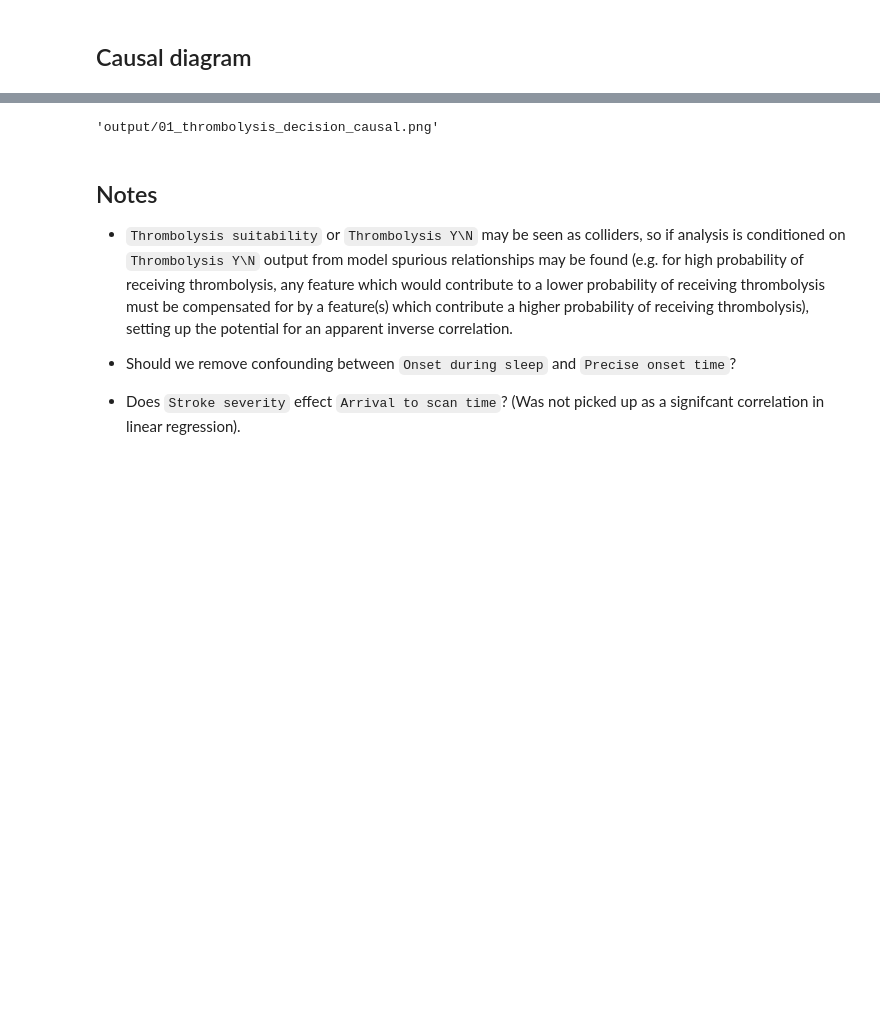
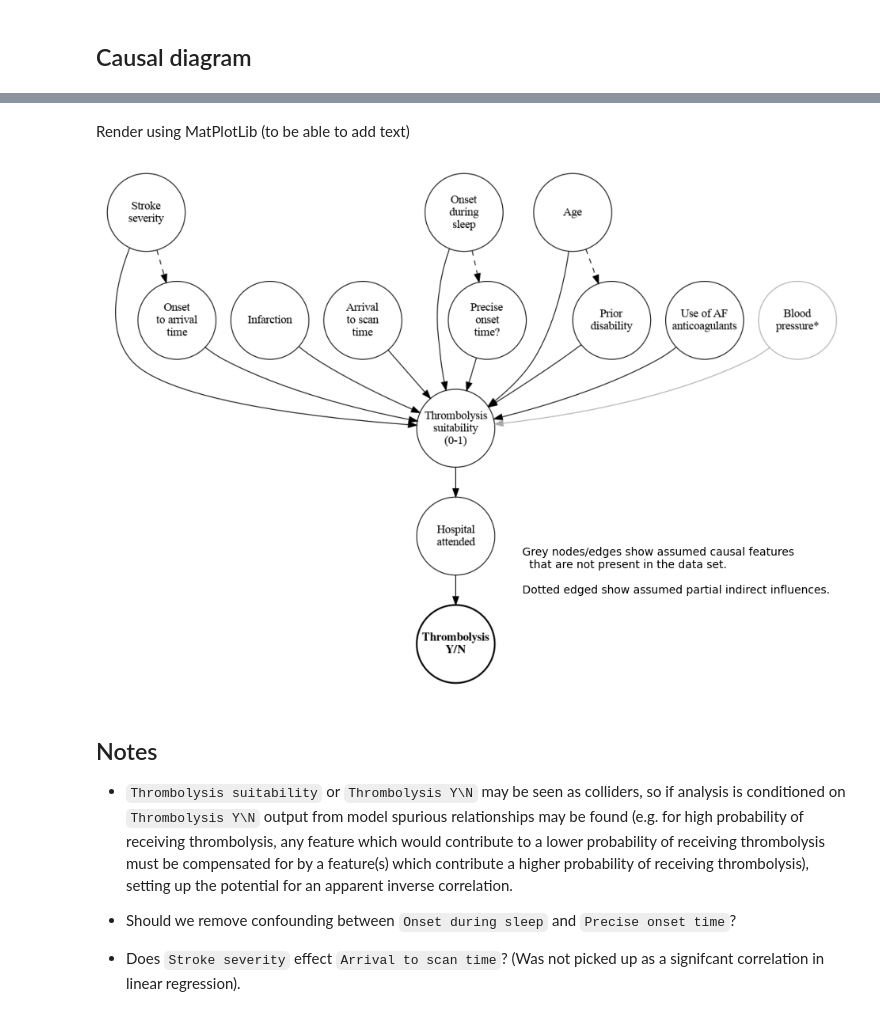
Before and after one commit to samuel-book/samuel_causal, a Jupyter notebook: dags/01_thrombolysis_decision_dag.ipynb, the cells around one changed output, grey strips where cells are left out. Saved outputs shown, nothing was run; the diff lists cells and outputs as text; code cells hidden in the pictures; blank space fills up the shorter version.

Commit message:
Update text in figure

```diff
--- a/dags/01_thrombolysis_decision_dag.ipynb
+++ b/dags/01_thrombolysis_decision_dag.ipynb
@@ -117,10 +114,30 @@ g
-# %%
-# Save the graph as a PNG file
-filename = f'./output/{notebook}_causal'
-g.format = 'png'
-g.render(filename, cleanup=True)
-# %% [output]
-'output/01_thrombolysis_decision_causal.png'
+# %% [markdown]
+Render using MatPlotLib (to be able to add text)
+# %%
+g.render('graph', format='png')
+img = mpimg.imread('graph.png')
+
+# Vreate matplotlib outpit
+fig = plt.figure(figsize=(12,12))
+ax1 = fig.add_subplot(111)
+ax1.imshow(img)
+
+# Add text
+txt = """
+    Grey nodes/edges show assumed causal features
+      that are not present in the data set.
+
+    Dotted edged show assumed partial indirect influences.
+    """
+
+ax1.text(650,700, txt)
+
+plt.axis('off')
+filename = f'./output/{notebook}_causal'
+plt.savefig(filename, dpi=300, bbox_inches='tight', pad_inches=0.2)
+plt.show()
+# %% [output]
+[figure, added]
 # %% [markdown]
 ## Notes
 
```
Also changed, not shown: parts of 2 cells of this notebook.
